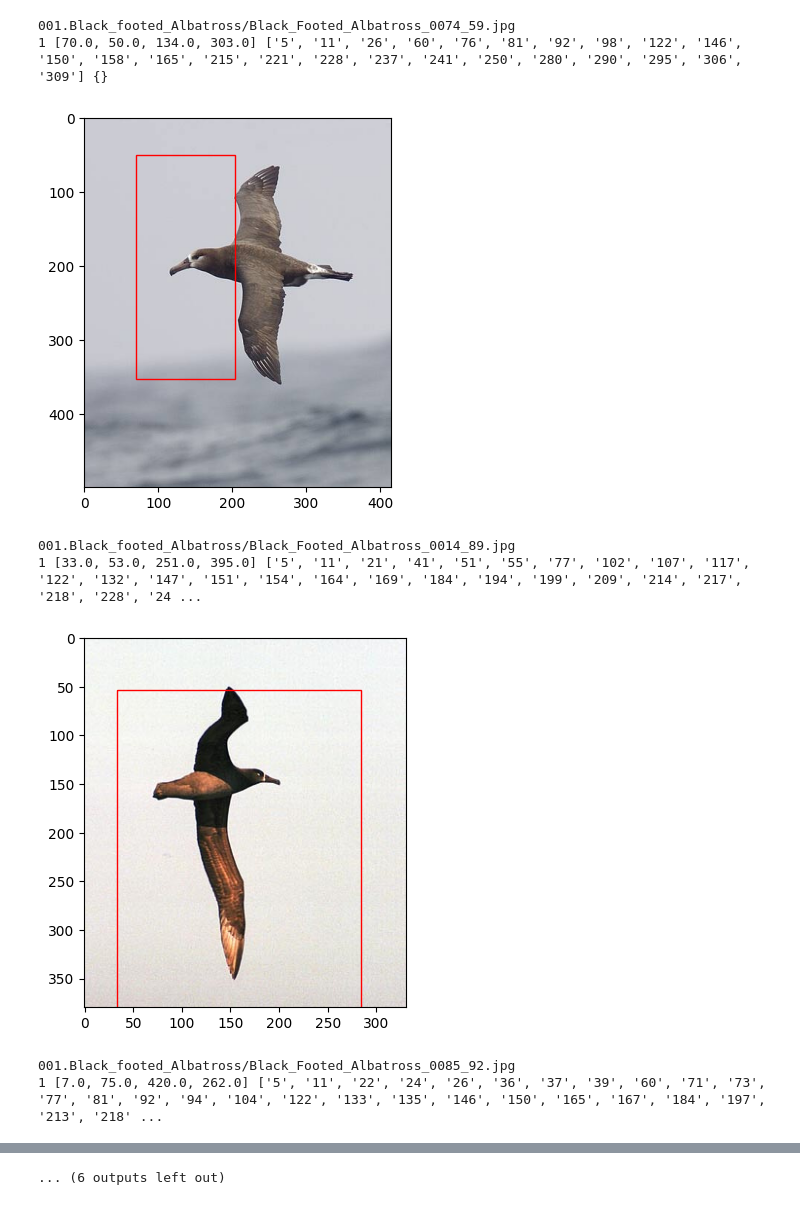
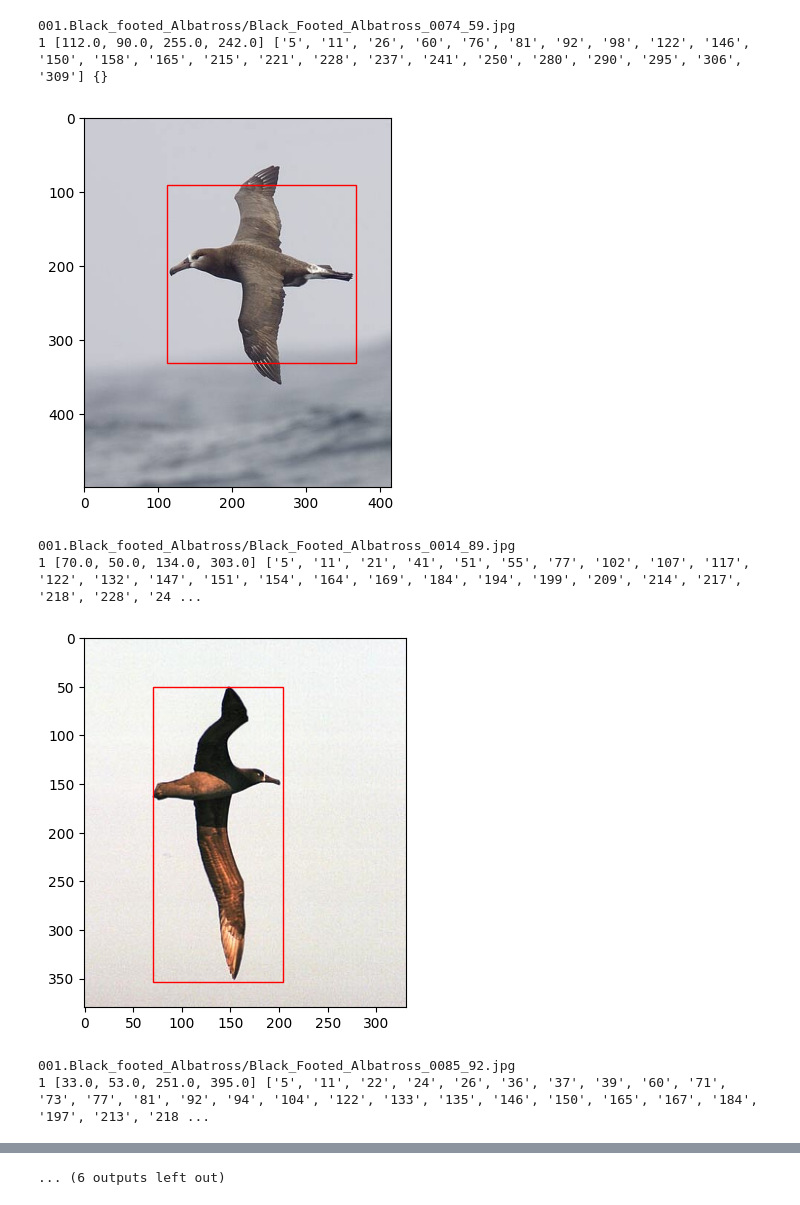
Before and after one commit to leansgu/DataLoader, a Jupyter notebook: DataLoader-CUB.ipynb, the cells around one changed output, grey strips where cells are left out. Cells and saved outputs as stored; diff of their text form; code cells hidden in the pictures.

Commit message:
update DataLoader, fix bbox display

```diff
--- a/DataLoader-CUB.ipynb
+++ b/DataLoader-CUB.ipynb
@@ -2,6 +2,7 @@
 import pandas as pd
 from torch.utils.data import Dataset
 from PIL import Image
+import os
 
 class customCUBdataset (Dataset):
     def __init__(self, root_dir, transform = None):
@@ -15,7 +16,7 @@ class customCUBdataset (Dataset):
         #self.part_bbox_file = os.path.join(root_dir, 'parts', 'part_locs.txt')
         self.image_mapping = self._load_image_mapping()
         self.label_mapping = self._load_label_mapping()
-        self.bbox_mapping = self._load_bbox_mapping ()
+        self.bbox_mapping = self._load_bounding_box ()
         self.attribute_mapping = self._load_attribute_mapping()
         self.part_bbox_mapping = self._load_part_bbox_mapping()
 
@@ -37,13 +38,13 @@ class customCUBdataset (Dataset):
                 image_mapping[image_id] = image_name
         return image_mapping
 
-    def _load_bbox_mapping (self):
+    def _load_bounding_box(self):
         bbox_mapping = {}
-        bbox_file = os.path.join(self.root_dir,'bounding_boxes.txt')
-        with open(bbox_file, 'r') as file:
+        box_file = os.path.join(self.root_dir, 'bounding_boxes.txt')
+        with open(box_file, 'r') as file:
             for line in file:
                 image_id, x, y, width, height = line.strip().split()
-                bbox_mapping[image_id] = [float (x), float (y), float (width), float (height)]
+                bbox_mapping[image_id] = [float(x), float(y), float(width), float(height)]
         return bbox_mapping
 
     def _load_attribute_mapping(self):
@@ -77,8 +78,8 @@ class customCUBdataset (Dataset):
         return len(self.image_mapping)
 
     def __getitem__(self, index):
-        label = self.label_mapping[str(index+1)]
-        bbox = self.bbox_mapping[str(index+1)]
+        label = self.label_mapping[str(index)]
+        bbox = self.bbox_mapping[str(index)]
         attribute = self.attribute_mapping.get(str(index), [])
         part_bbox = self.part_bbox_mapping.get(str(index), {})
         image_name = self.image_mapping[str(index)]
@@ -103,26 +106,38 @@ def visualize_bounding_box(image, bbox, part_bbox):
         # Display the image
         ax.imshow(image)
 
-    # Extract bounding box coordinates
-        x, y, width, height = bbox
-        #x, y, width, height = box
+    # # Extract bounding box coordinates
+    #     x, y, width, height = bbox
 
-        # Create a rectangle patch
-        rect = patches.Rectangle((x, y), width, height, linewidth=1, edgecolor='r', facecolor='none')
+    #     rect = patches.Rectangle((y), width, height, linewidth=1, edgecolor='r', facecolor='none')
+    #     # Add the rectangle to the plot
+    #     ax.add_patch(rect)
 
-        # Add the rectangle to the plot
-        ax.add_patch(rect)
-
-        #plt.show()
+    #     #plt.show()
 
 
+    #     # Iterate over part bounding boxes and draw rectangles
+    #     for part_id, part_bb in part_bbox.items():
+    #         x_pb, y_pb = part_bb
+    #         width_pb, height_pb = 5, 5  # Modify the width and height as per your requirement
+
+    #         rect_pb = patches.Rectangle((x_pb, y_pb), width_pb, height_pb, linewidth=1, edgecolor='b', facecolor='none')
+
+    #         ax.add_patch(rect_pb)
+
+    #         # Show the plot
+    #     plt.show()
+
+            # Extract bounding box coordinates
+        x, y, width, height = bbox
+        rect_pb = patches.Rectangle((x, y), width, height, linewidth=1, edgecolor='r', facecolor='none')
+
+        ax.add_patch(rect_pb)
         # Iterate over part bounding boxes and draw rectangles
-        for part_id, part_bb in part_bbox.items():
+        for _, part_bb in part_bbox.items():
             x_pb, y_pb = part_bb
             width_pb, height_pb = 5, 5  # Modify the width and height as per your requirement
-
             rect_pb = patches.Rectangle((x_pb, y_pb), width_pb, height_pb, linewidth=1, edgecolor='b', facecolor='none')
-
             ax.add_patch(rect_pb)
 
             # Show the plot
@@ -144,11 +159,11 @@ print (len(dataset))
 #image,label,bbox,attribute,part_bbox = dataset[10]
 
 for i in range (1,10):
-    image,label,bbox,attribute,part_bbox = dataset[i]
+    image, label,bbox, attribute, part_bbox = dataset[i]
     print (label,bbox,attribute,part_bbox)
 
     # Visualize all bounding boxes
-    visualize_bounding_box(image, bbox,part_bbox)
+    visualize_bounding_box(image, bbox, part_bbox)
 # %% [output]
 11788
 001.Black_footed_Albatross/Black_Footed_Albatross_0046_18.jpg
@@ -163,8 +178,8 @@ for i in range (1,10):
 001.Black_footed_Albatross/Black_Footed_Albatross_0074_59.jpg
-1 [70.0, 50.0, 134.0, 303.0] ['5', '11', '26', '60', '76', '81', '92', '98', '122', '146', '150', '158', '165', '215', '221', '228', '237', '241', '250', '280', '290', '295', '306', '309'] {}
+1 [112.0, 90.0, 255.0, 242.0] ['5', '11', '26', '60', '76', '81', '92', '98', '122', '146', '150', '158', '165', '215', '221', '228', '237', '241', '250', '280', '290', '295', '306', '309'] {}
-[figure, old version]
+[figure, new version]
 001.Black_footed_Albatross/Black_Footed_Albatross_0014_89.jpg
-1 [33.0, 53.0, 251.0, 395.0] ['5', '11', '21', '41', '51', '55', '77', '102', '107', '117', '122', '132', '147', '151', '154', '164', '169', '184', '194', '199', '209', '214', '217', '218', '228', '24 ...
+1 [70.0, 50.0, 134.0, 303.0] ['5', '11', '21', '41', '51', '55', '77', '102', '107', '117', '122', '132', '147', '151', '154', '164', '169', '184', '194', '199', '209', '214', '217', '218', '228', '24 ...
-[figure, old version]
+[figure, new version]
 001.Black_footed_Albatross/Black_Footed_Albatross_0085_92.jpg
-1 [7.0, 75.0, 420.0, 262.0] ['5', '11', '22', '24', '26', '36', '37', '39', '60', '71', '73', '77', '81', '92', '94', '104', '122', '133', '135', '146', '150', '165', '167', '184', '197', '213', '218' ...
+1 [33.0, 53.0, 251.0, 395.0] ['5', '11', '22', '24', '26', '36', '37', '39', '60', '71', '73', '77', '81', '92', '94', '104', '122', '133', '135', '146', '150', '165', '167', '184', '197', '213', '218 ...
```
Also changed, not shown: parts of 5 cells of this notebook.
